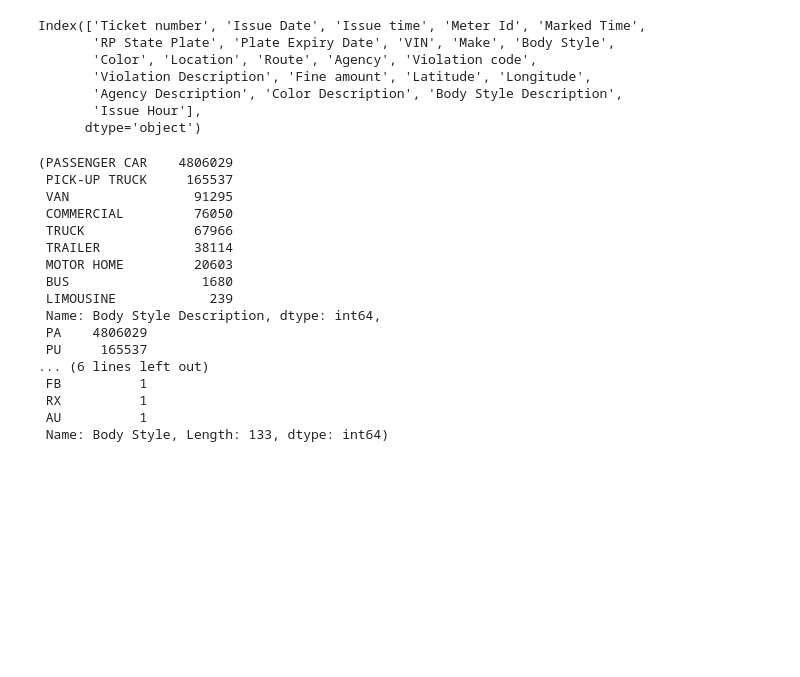
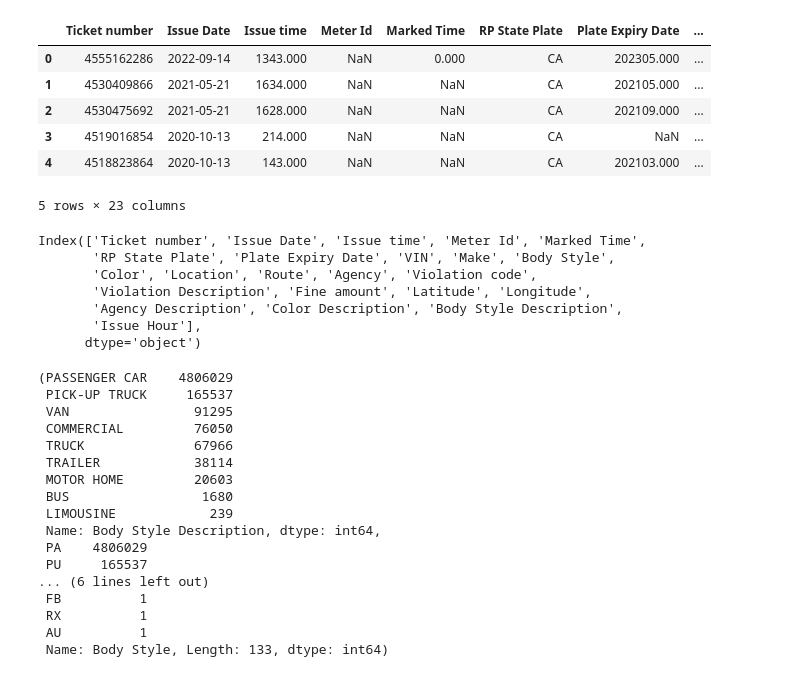
Before and after one commit to tealeave/parking-ticket-free, a Jupyter notebook: la_parking.ipynb, the cells around one changed output. Saved outputs shown, nothing was run; the diff lists cells and outputs as text; code cells hidden in the pictures; blank space fills up the shorter version.

```diff
--- a/la_parking.ipynb
+++ b/la_parking.ipynb
@@ -28,3 +29,13 @@ df['Issue Date'] = pd.to_datetime(df['Issue Date'], infer_datetime_format=True)
+# %%
+df.head()
+# %% [output]
+|  | Ticket number | Issue Date | Issue time | Meter Id | Marked Time | RP State Plate | Plate Expiry Date | ... |
+| 0 | 4555162286 | 2022-09-14 | 1343.000 | NaN | 0.000 | CA | 202305.000 | ... |
+| 1 | 4530409866 | 2021-05-21 | 1634.000 | NaN | NaN | CA | 202105.000 | ... |
+| 2 | 4530475692 | 2021-05-21 | 1628.000 | NaN | NaN | CA | 202109.000 | ... |
+| 3 | 4519016854 | 2020-10-13 | 214.000 | NaN | NaN | CA | NaN | ... |
+| 4 | 4518823864 | 2020-10-13 | 143.000 | NaN | NaN | CA | 202103.000 | ... |
+5 rows × 23 columns
 # %%
 #pad anything that is less than 4 digits then isolate just the hours
 df['Issue time'] = df['Issue time'].astype(str)
```
Also changed, not shown: parts of 7 cells of this notebook, 5 other files.
